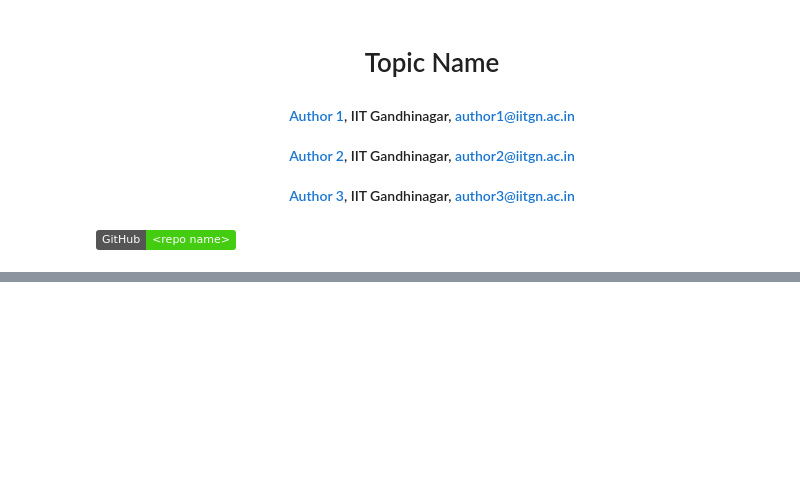
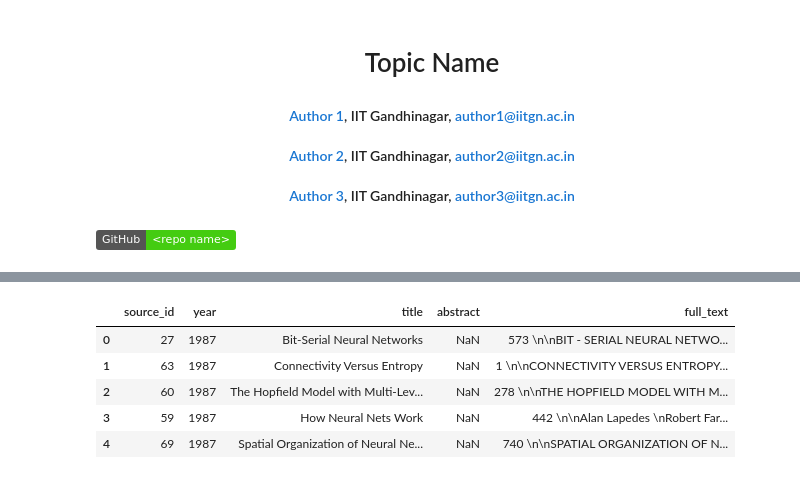
Before and after one commit to CS328-Spring-2022/writing-assignment-mahika_nipun_shrreya, a Jupyter notebook: _notebooks/index.ipynb, the cells around one changed output, grey strips where cells are left out. Cells and saved outputs as stored; diff of their text form; code cells hidden in the pictures; badges without logos; blank space fills up the shorter version.

```diff
--- a/_notebooks/index.ipynb
+++ b/_notebooks/index.ipynb
@@ -49,0 +50,5 @@ fig.show()
+# %%
+PUNCTUATION = """!"#$%&'()*+,-./:;<=>?@[\]^_`{|}~"""
+TOP_K_KEYWORDS = 10 # top k number of keywords to retrieve in a ranked document
+STOPWORD_PATH = 'data/stopwords_ls.txt'
+PAPERS_PATH = 'data/papers.csv'
@@ -49,0 +124,10 @@ fig.show()
+# %%
+data = pd.read_csv(PAPERS_PATH)
+data.head()
+# %% [output]
+|  | source_id | year | title | abstract | full_text |
+| 0 | 27 | 1987 | Bit-Serial Neural Networks | NaN | 573 \n\nBIT - SERIAL NEURAL NETWO... |
+| 1 | 63 | 1987 | Connectivity Versus Entropy | NaN | 1 \n\nCONNECTIVITY VERSUS ENTROPY... |
+| 2 | 60 | 1987 | The Hopfield Model with Multi-Lev... | NaN | 278 \n\nTHE HOPFIELD MODEL WITH M... |
+| 3 | 59 | 1987 | How Neural Nets Work | NaN | 442 \n\nAlan Lapedes \nRobert Far... |
+| 4 | 69 | 1987 | Spatial Organization of Neural Ne... | NaN | 740 \n\nSPATIAL ORGANIZATION OF N... |
```
Also changed, not shown: parts of 15 cells of this notebook, 35 other files.
